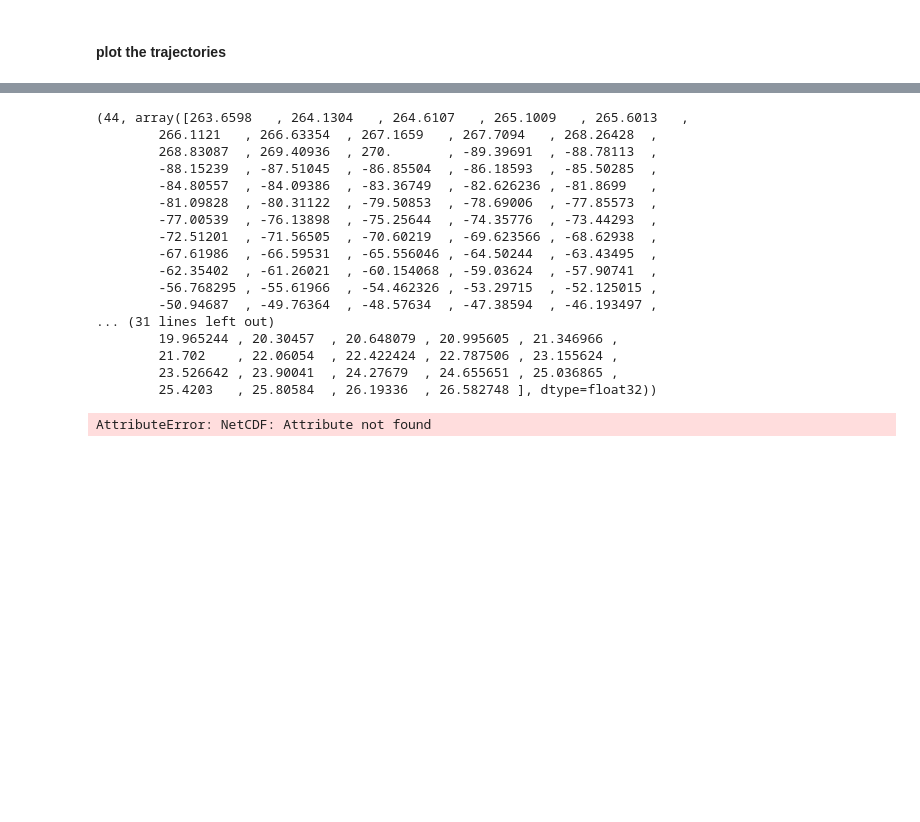
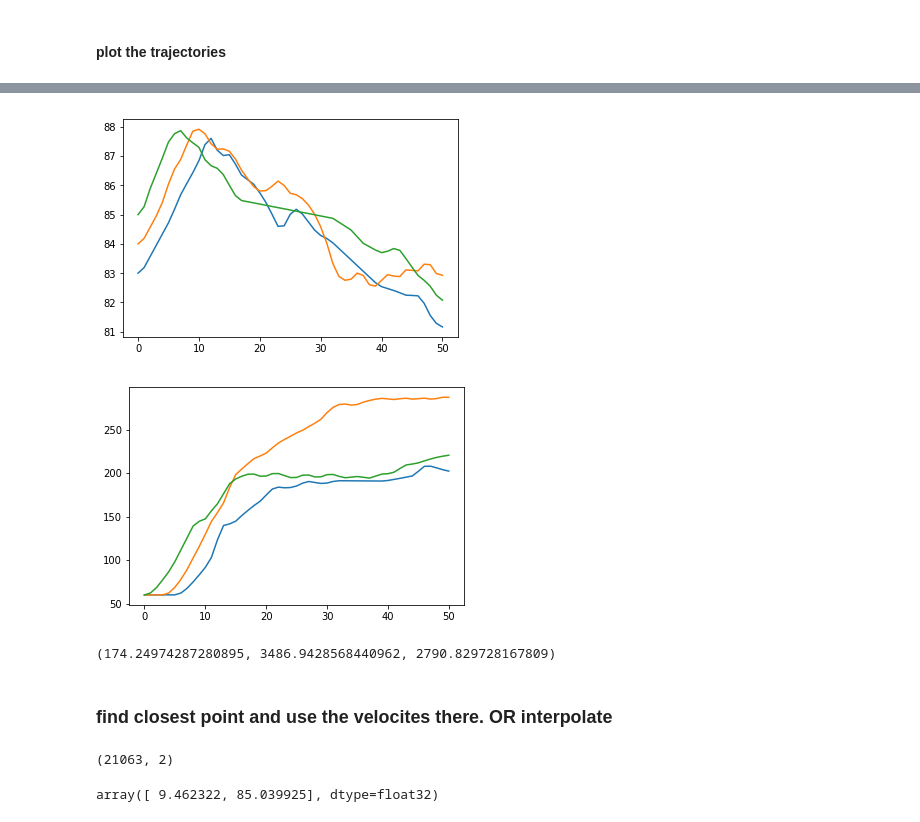
Before and after one commit to trackow/pyberg, a Jupyter notebook: driftforecast_MOSAiC.ipynb, the cells around one changed output, grey strips where cells are left out. Drawn from its saved outputs; the diff is of its cells as text; code cells hidden in the pictures; blank space fills up the shorter version.

```diff
--- a/driftforecast_MOSAiC.ipynb
+++ b/driftforecast_MOSAiC.ipynb
@@ -336,25 +398,10 @@ lat=75.
-# %%
-8884/199, lon-lon_start[44,:], lat-lat_start[44,:]
-# %% [output]
-(44, array([263.6598   , 264.1304   , 264.6107   , 265.1009   , 265.6013   ,
-        266.1121   , 266.63354  , 267.1659   , 267.7094   , 268.26428  ,
-        268.83087  , 269.40936  , 270.       , -89.39691  , -88.78113  ,
-        -88.15239  , -87.51045  , -86.85504  , -86.18593  , -85.50285  ,
-        -84.80557  , -84.09386  , -83.36749  , -82.626236 , -81.8699   ,
-        -81.09828  , -80.31122  , -79.50853  , -78.69006  , -77.85573  ,
-        -77.00539  , -76.13898  , -75.25644  , -74.35776  , -73.44293  ,
-        -72.51201  , -71.56505  , -70.60219  , -69.623566 , -68.62938  ,
-        -67.61986  , -66.59531  , -65.556046 , -64.50244  , -63.43495  ,
-        -62.35402  , -61.26021  , -60.154068 , -59.03624  , -57.90741  ,
-        -56.768295 , -55.61966  , -54.462326 , -53.29715  , -52.125015 ,
-        -50.94687  , -49.76364  , -48.57634  , -47.38594  , -46.193497 ,
-... (31 lines left out)
-        19.965244 , 20.30457  , 20.648079 , 20.995605 , 21.346966 ,
-        21.702    , 22.06054  , 22.422424 , 22.787506 , 23.155624 ,
-        23.526642 , 23.90041  , 24.27679  , 24.655651 , 25.036865 ,
-        25.4203   , 25.80584  , 26.19336  , 26.582748 ], dtype=float32))
-# %%
-#lon_start[8884]
-lon_start.flat[8884]
-# %% [output]
-AttributeError: NetCDF: Attribute not found
+# %%
+plt.plot(lats_df.values.tolist())
+plt.show()
+# %% [output]
+[figure, added]
+# %%
+plt.plot(lons_df.values.tolist())
+plt.show()
+# %% [output]
+[figure, added]
@@ -360,0 +411,17 @@ AttributeError: NetCDF: Attribute not found
+# %%
+length_of_latitude_circle(lat=84.)/24., length_of_latitude_circle(lat=85.), length_of_latitude_circle(lat=86.)
+# %% [output]
+(174.24974287280895, 3486.9428568440962, 2790.829728167809)
+# %% [markdown]
+### find closest point and use the velocites there. OR interpolate
+# %%
+pt = [10., 85.] # query point
+#pt = [[10., 85.], [30., 70.]] # query points
+A=np.array([lon_start[:,:].flatten(), lat_start[:,:].flatten()]).T
+np.shape(A)
+# %% [output]
+(21063, 2)
+# %%
+A[spatial.KDTree(A).query(pt)[1]] # works
+# %% [output]
+array([ 9.462322, 85.039925], dtype=float32)
```
Also changed, not shown: parts of 27 cells of this notebook, 1 other file.
